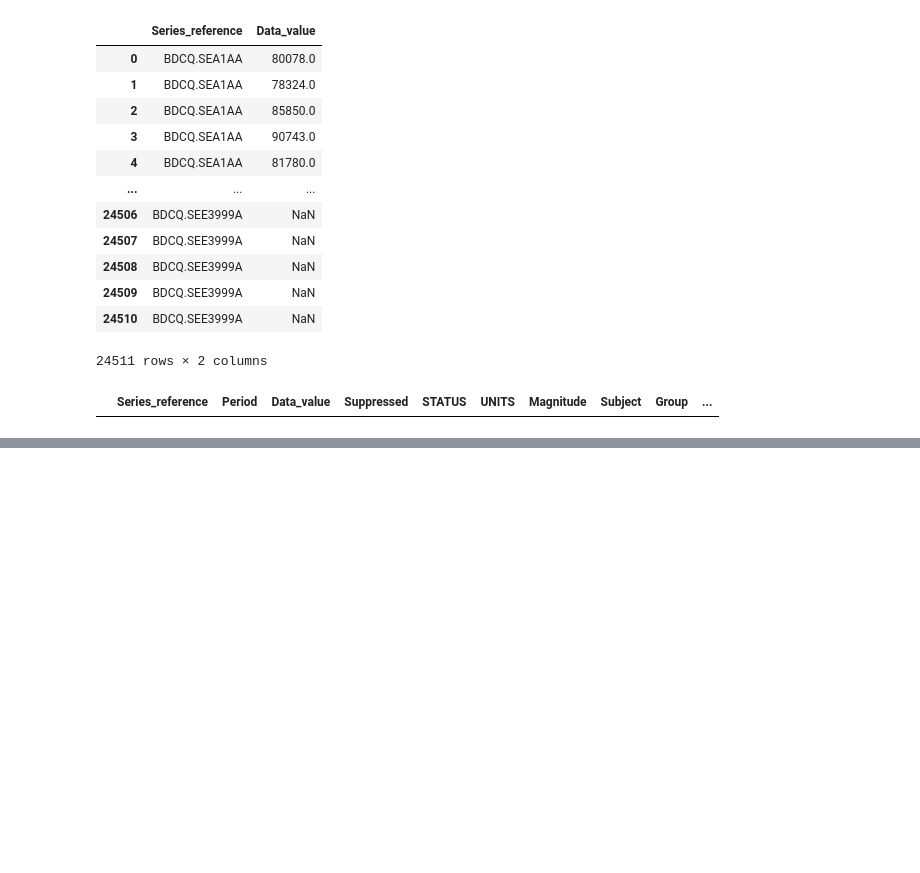
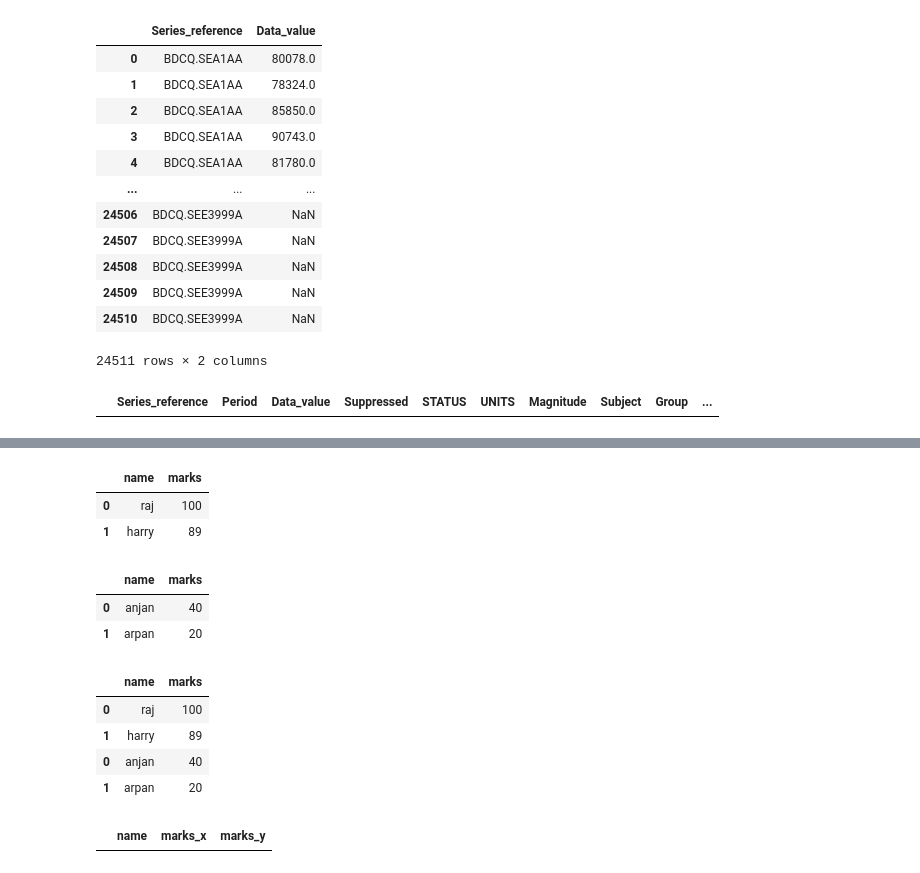
Before and after one commit to PralayeshMukherjee/python, a Jupyter notebook: Pandas/sample.ipynb, the cells around one changed output, grey strips where cells are left out. Drawn from its saved outputs; the diff is of its cells as text; code cells hidden in the pictures; blank space fills up the shorter version.

```diff
--- a/Pandas/sample.ipynb
+++ b/Pandas/sample.ipynb
@@ -121,0 +212,32 @@ df.dropna() #it remove all the rows where data is missing
+# %%
+df1 = pd.DataFrame({
+    "name": ["raj","harry"],
+    "marks": [100,89]
+})
+df1
+# %% [output]
+|  | name | marks |
+| 0 | raj | 100 |
+| 1 | harry | 89 |
+# %%
+df2 = pd.DataFrame({
+    "name": ["anjan","arpan"],
+    "marks":[40,20]
+})
+df2
+# %% [output]
+|  | name | marks |
+| 0 | anjan | 40 |
+| 1 | arpan | 20 |
+# %%
+pd.concat([df1,df2]) #it merge two data frame
+# %% [output]
+|  | name | marks |
+| 0 | raj | 100 |
+| 1 | harry | 89 |
+| 0 | anjan | 40 |
+| 1 | arpan | 20 |
+# %%
+pd.merge(df1,df2,on="name") #it merge on name basis
+# %% [output]
+|  | name | marks_x | marks_y |
```
Also changed, not shown: parts of 9 cells of this notebook.
